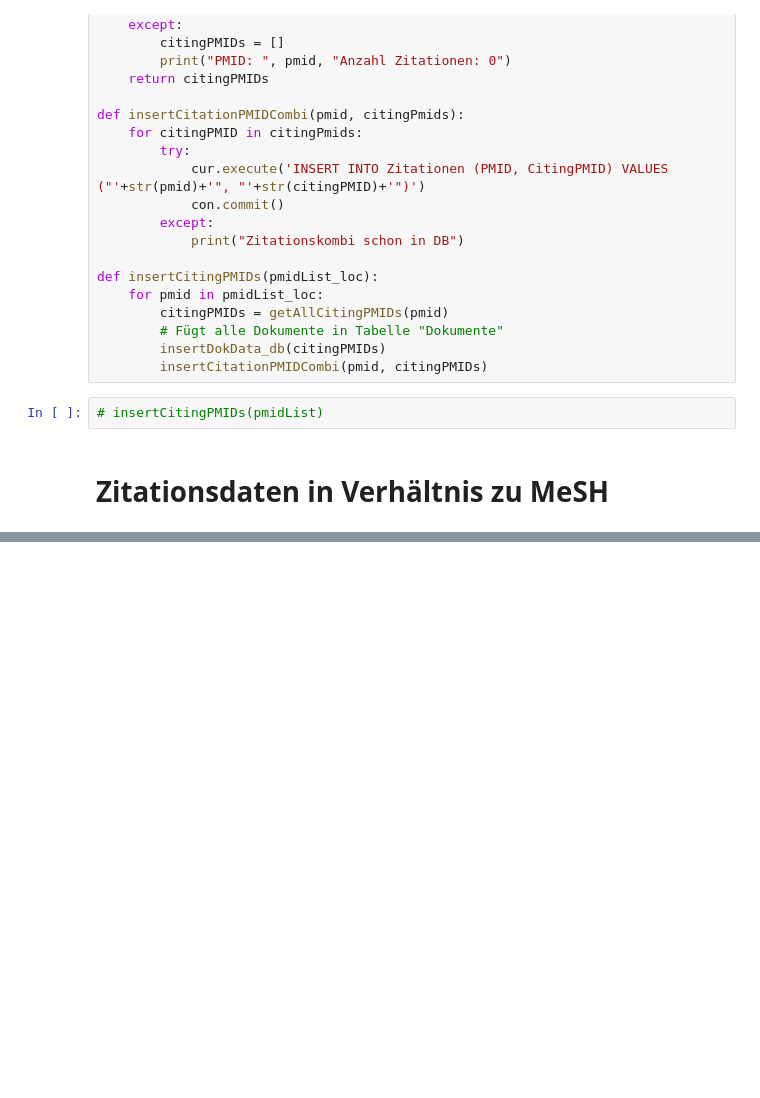
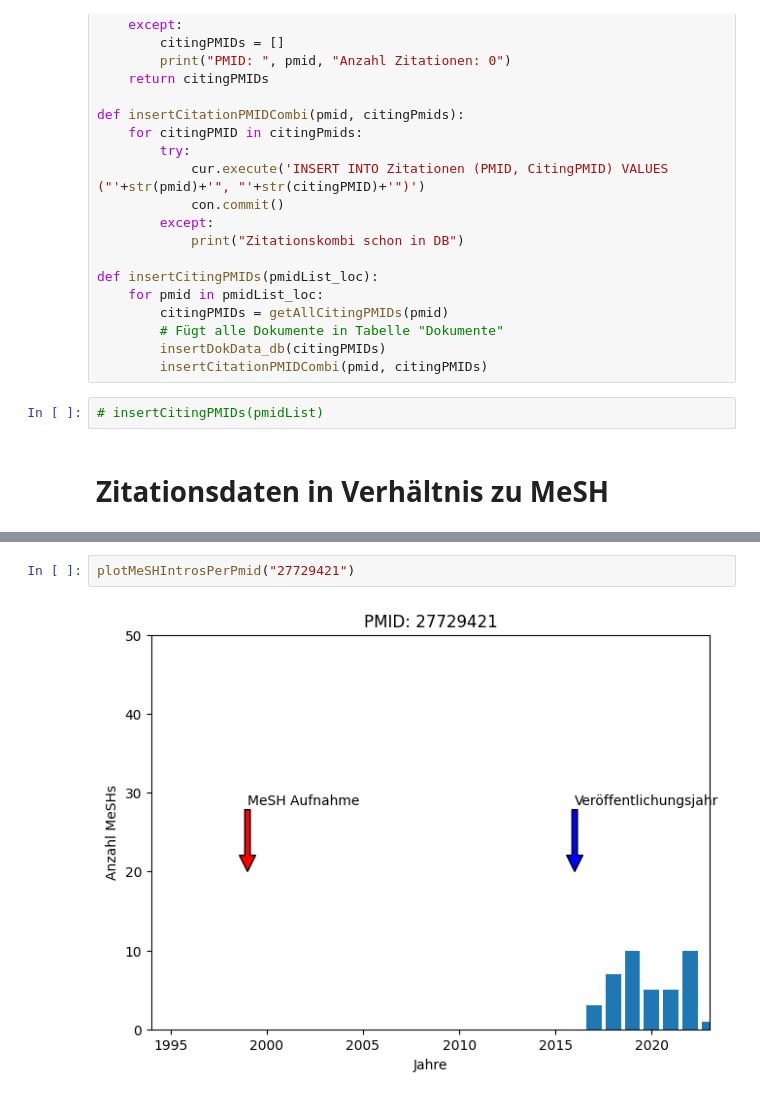
Before and after one commit to Johanna0999/MA_Code, a Jupyter notebook: idea_1.ipynb, the cells around one changed output, grey strips where cells are left out. Cells and saved outputs as stored; diff of their text form; blank space fills up the shorter version.

```diff
--- a/idea_1.ipynb
+++ b/idea_1.ipynb
@@ -218,0 +266,4 @@ getCitationDataForPMID(pmidList)
+# %%
+plotMeSHIntrosPerPmid("27729421")
+# %% [output]
+[figure, added]
```
Also changed, not shown: parts of 16 cells of this notebook.
